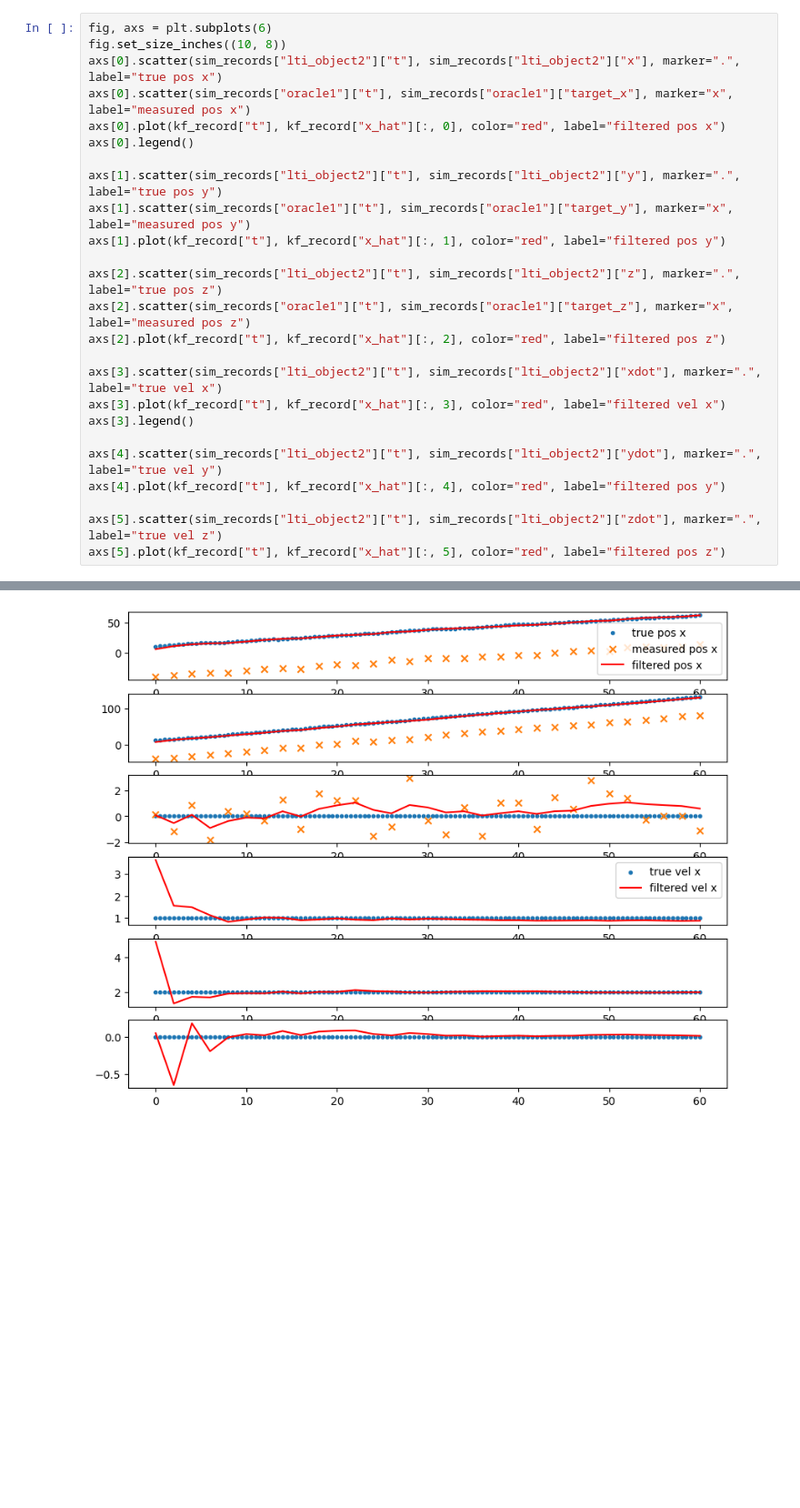
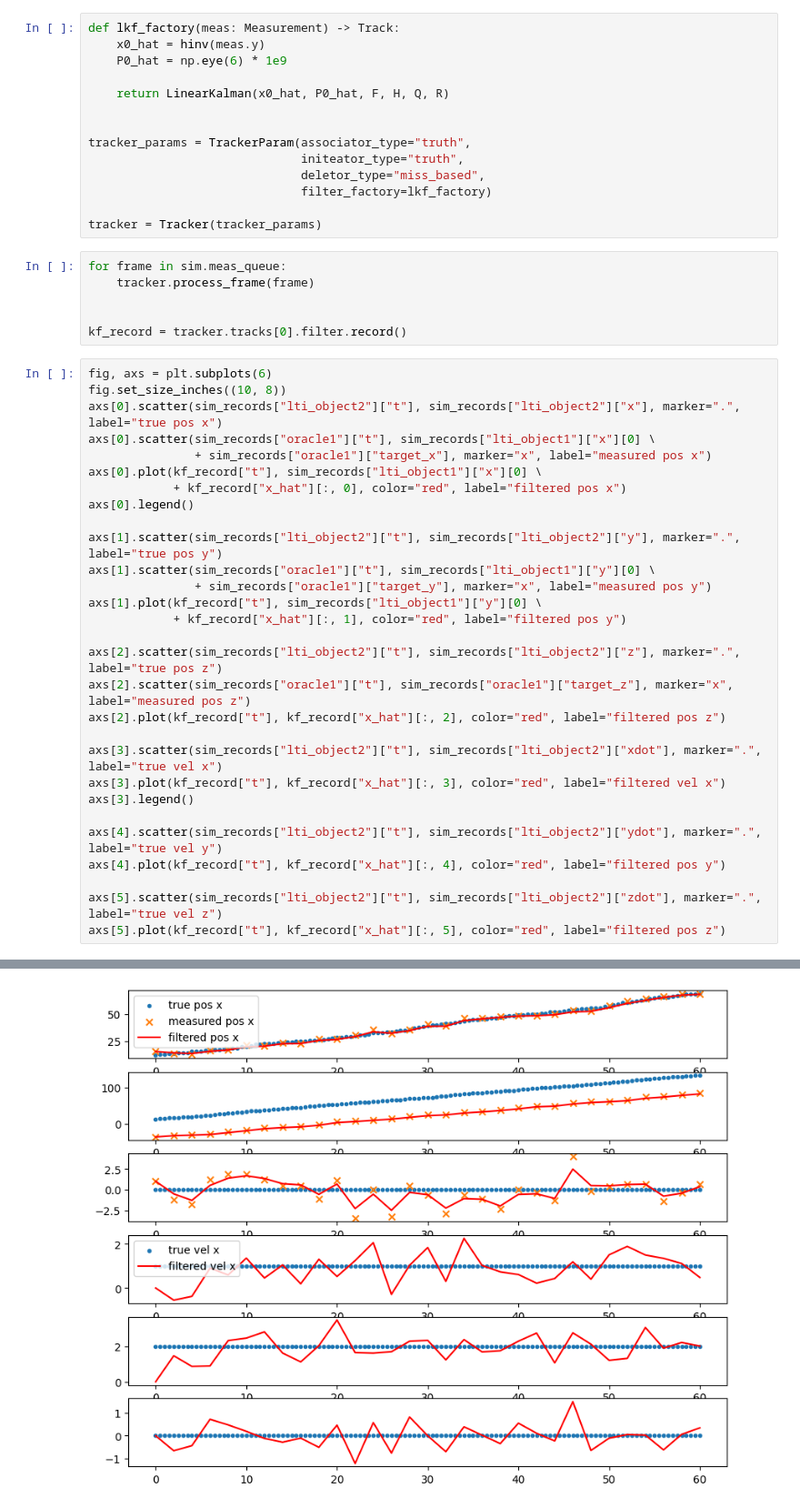
Before and after one commit to eholmgre/tda, a Jupyter notebook: notebook/oracle_single_target_no_clutter.ipynb, the cells around one changed output, grey strips where cells are left out. Shown at 91% size. Drawn from its saved outputs; the diff is of its cells as text; blank space fills up the shorter version.

Commit message:
actually making the tracker work

```diff
--- a/notebook/oracle_single_target_no_clutter.ipynb
+++ b/notebook/oracle_single_target_no_clutter.ipynb
@@ -67,31 +61,55 @@ kf_record = kf.record()
+# %%
+def lkf_factory(meas: Measurement) -> Track:
+    x0_hat = hinv(meas.y)
+    P0_hat = np.eye(6) * 1e9
+
+    return LinearKalman(x0_hat, P0_hat, F, H, Q, R)
+
+
+tracker_params = TrackerParam(associator_type="truth",
+                              initeator_type="truth",
+                              deletor_type="miss_based",
+                              filter_factory=lkf_factory)
+
+tracker = Tracker(tracker_params)
+# %%
+for frame in sim.meas_queue:
+    tracker.process_frame(frame)
+
+
+kf_record = tracker.tracks[0].filter.record()
 # %%
 fig, axs = plt.subplots(6)
 fig.set_size_inches((10, 8))
 axs[0].scatter(sim_records["lti_object2"]["t"], sim_records["lti_object2"]["x"], marker=".", label="true pos x")
-axs[0].scatter(sim_records["oracle1"]["t"], sim_records["oracle1"]["target_x"], marker="x", label="measured pos x")
-axs[0].plot(kf_record["t"], kf_record["x_hat"][:, 0], color="red", label="filtered pos x")
+axs[0].scatter(sim_records["oracle1"]["t"], sim_records["lti_object1"]["x"][0] \
+               + sim_records["oracle1"]["target_x"], marker="x", label="measured pos x")
+axs[0].plot(kf_record["t"], sim_records["lti_object1"]["x"][0] \
+            + kf_record["x_hat"][:, 0], color="red", label="filtered pos x")
 axs[0].legend()
 
 axs[1].scatter(sim_records["lti_object2"]["t"], sim_records["lti_object2"]["y"], marker=".", label="true pos y")
-axs[1].scatter(sim_records["oracle1"]["t"], sim_records["oracle1"]["target_y"], marker="x", label="measured pos y")
-axs[1].plot(kf_record["t"], kf_record["x_hat"][:, 1], color="red", label="filtered pos y")
+axs[1].scatter(sim_records["oracle1"]["t"], sim_records["lti_object1"]["y"][0] \
+               + sim_records["oracle1"]["target_y"], marker="x", label="measured pos y")
+axs[1].plot(kf_record["t"], sim_records["lti_object1"]["y"][0] \
+            + kf_record["x_hat"][:, 1], color="red", label="filtered pos y")
 
 axs[2].scatter(sim_records["lti_object2"]["t"], sim_records["lti_object2"]["z"], marker=".", label="true pos z")
 axs[2].scatter(sim_records["oracle1"]["t"], sim_records["oracle1"]["target_z"], marker="x", label="measured pos z")
 axs[2].plot(kf_record["t"], kf_record["x_hat"][:, 2], color="red", label="filtered pos z")
 
 axs[3].scatter(sim_records["lti_object2"]["t"], sim_records["lti_object2"]["xdot"], marker=".", label="true vel x")
 axs[3].plot(kf_record["t"], kf_record["x_hat"][:, 3], color="red", label="filtered vel x")
 axs[3].legend()
 
 axs[4].scatter(sim_records["lti_object2"]["t"], sim_records["lti_object2"]["ydot"], marker=".", label="true vel y")
 axs[4].plot(kf_record["t"], kf_record["x_hat"][:, 4], color="red", label="filtered pos y")
 
 axs[5].scatter(sim_records["lti_object2"]["t"], sim_records["lti_object2"]["zdot"], marker=".", label="true vel z")
 axs[5].plot(kf_record["t"], kf_record["x_hat"][:, 5], color="red", label="filtered pos z")
 # %% [output]
 [<matplotlib.lines.Line2D at 0x...>]
-[figure, old version]
+[figure, new version]
 # %%
 sim2 = Simulation(sim_length=150)
 
```
Also changed, not shown: parts of 7 cells of this notebook, 15 other files.
